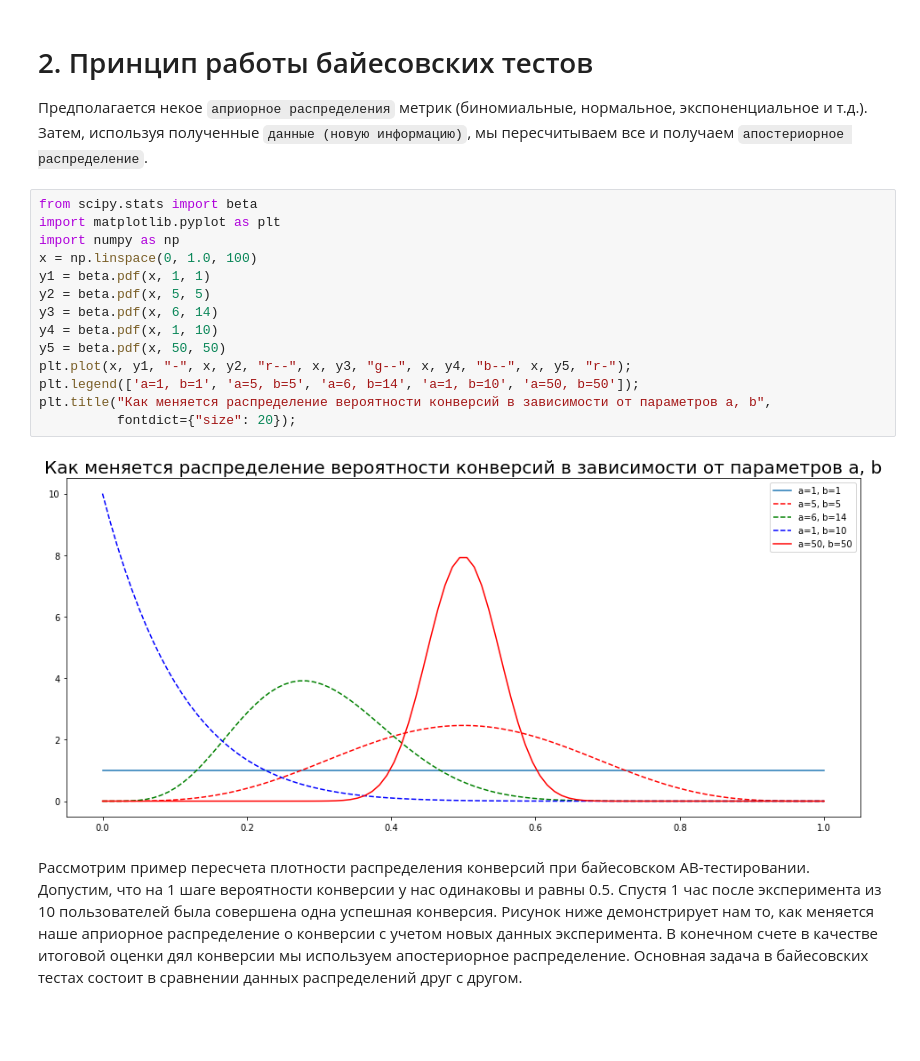
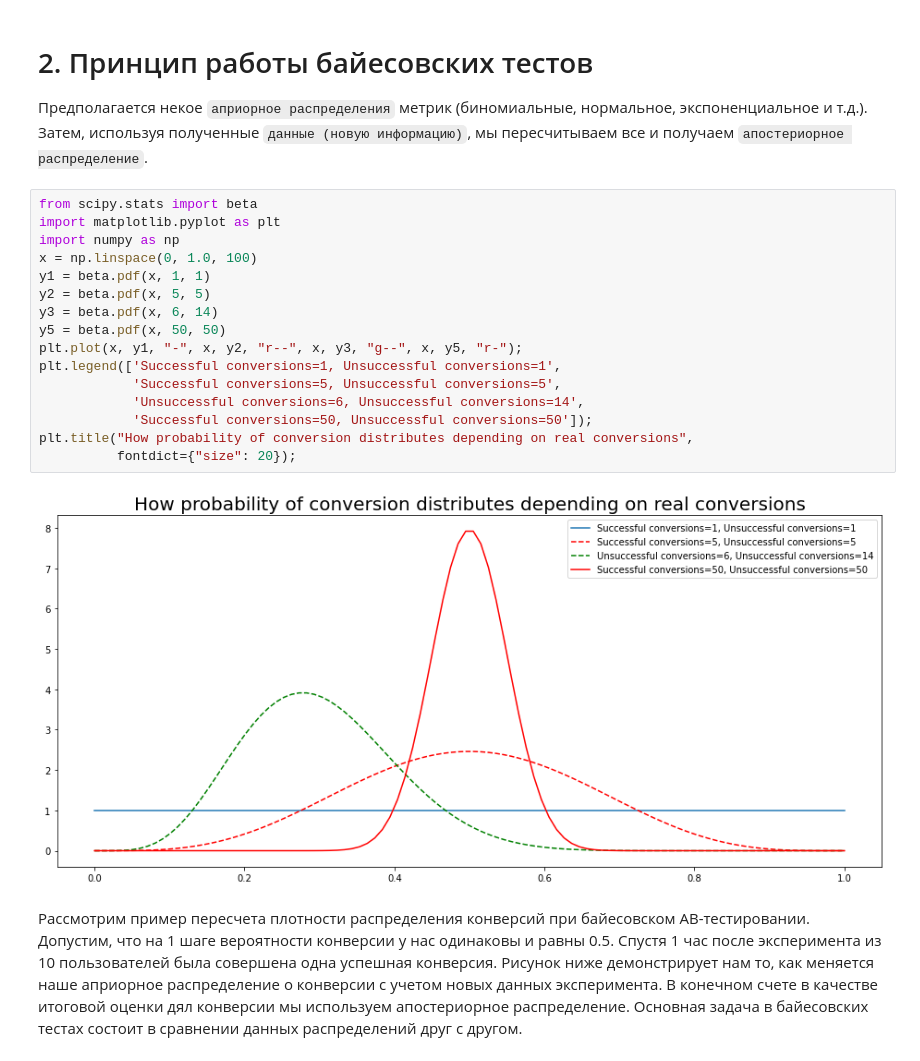
Before and after one commit to iakubovskii7/AB, a Jupyter notebook: knowledge-base/Bayesian_algorithms.ipynb, the cells around one changed output. Cells and saved outputs as stored; diff of their text form; blank space fills up the shorter version.

```diff
--- a/knowledge-base/Bayesian_algorithms.ipynb
+++ b/knowledge-base/Bayesian_algorithms.ipynb
@@ -49,19 +50,21 @@ plt.legend(['Контрольный вариант', 'Тестовый вари
 # %%
 from scipy.stats import beta
 import matplotlib.pyplot as plt
 import numpy as np
 x = np.linspace(0, 1.0, 100)
 y1 = beta.pdf(x, 1, 1)
 y2 = beta.pdf(x, 5, 5)
 y3 = beta.pdf(x, 6, 14)
-y4 = beta.pdf(x, 1, 10)
 y5 = beta.pdf(x, 50, 50)
-plt.plot(x, y1, "-", x, y2, "r--", x, y3, "g--", x, y4, "b--", x, y5, "r-");
-plt.legend(['a=1, b=1', 'a=5, b=5', 'a=6, b=14', 'a=1, b=10', 'a=50, b=50']);
-plt.title("Как меняется распределение вероятности конверсий в зависимости от параметров a, b",
+plt.plot(x, y1, "-", x, y2, "r--", x, y3, "g--", x, y5, "r-");
+plt.legend(['Successful conversions=1, Unsuccessful conversions=1',
+            'Successful conversions=5, Unsuccessful conversions=5',
+            'Unsuccessful conversions=6, Unsuccessful conversions=14',
+            'Successful conversions=50, Unsuccessful conversions=50']);
+plt.title("How probability of conversion distributes depending on real conversions",
           fontdict={"size": 20});
 # %% [output]
-[figure, old version]
+[figure, new version]
 # %% [markdown]
 Рассмотрим пример пересчета плотности распределения конверсий при байесовском AB-тестировании.
 Допустим, что на 1 шаге вероятности конверсии у нас одинаковы и равны 0.5.
```
Also changed, not shown: parts of 3 cells of this notebook, 4 other files.
